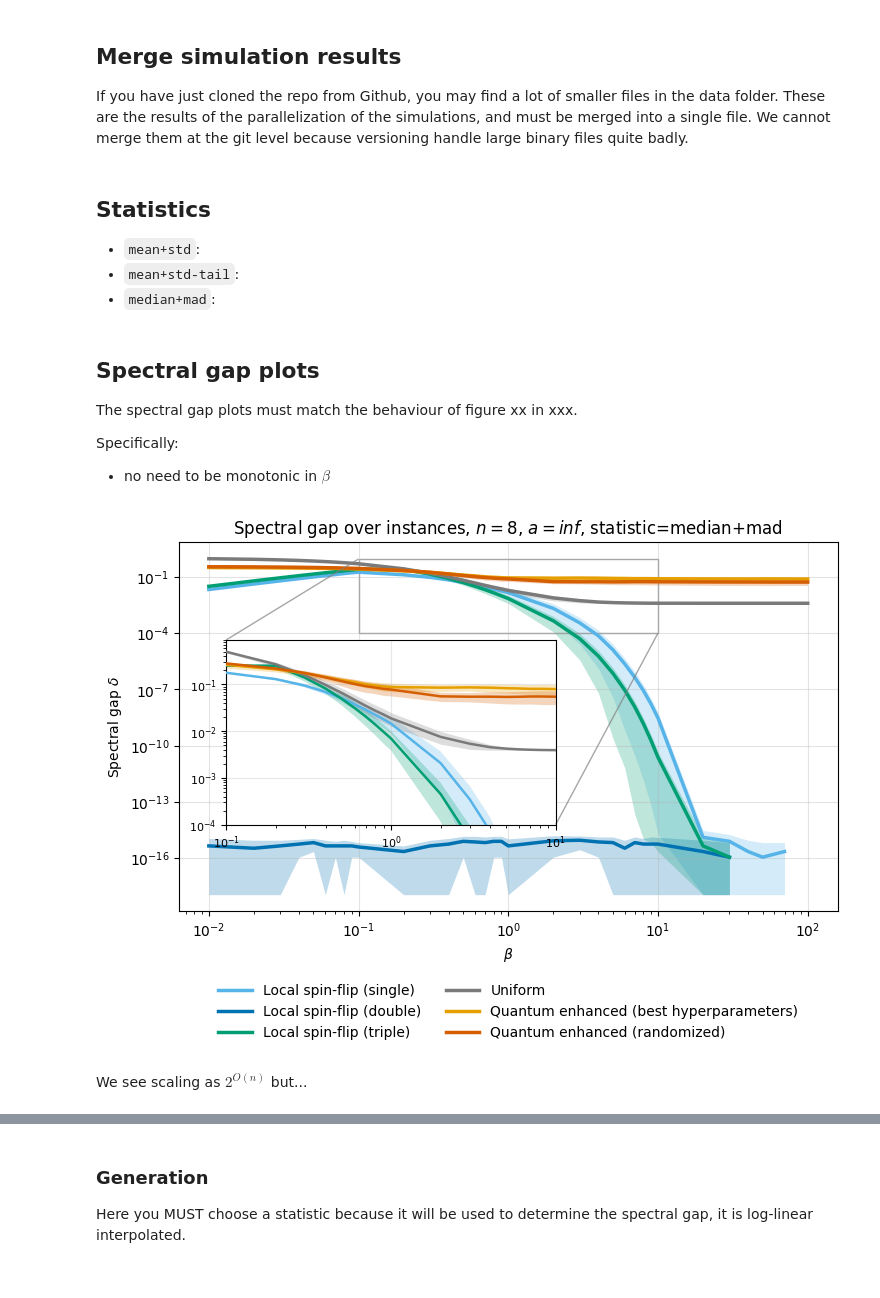
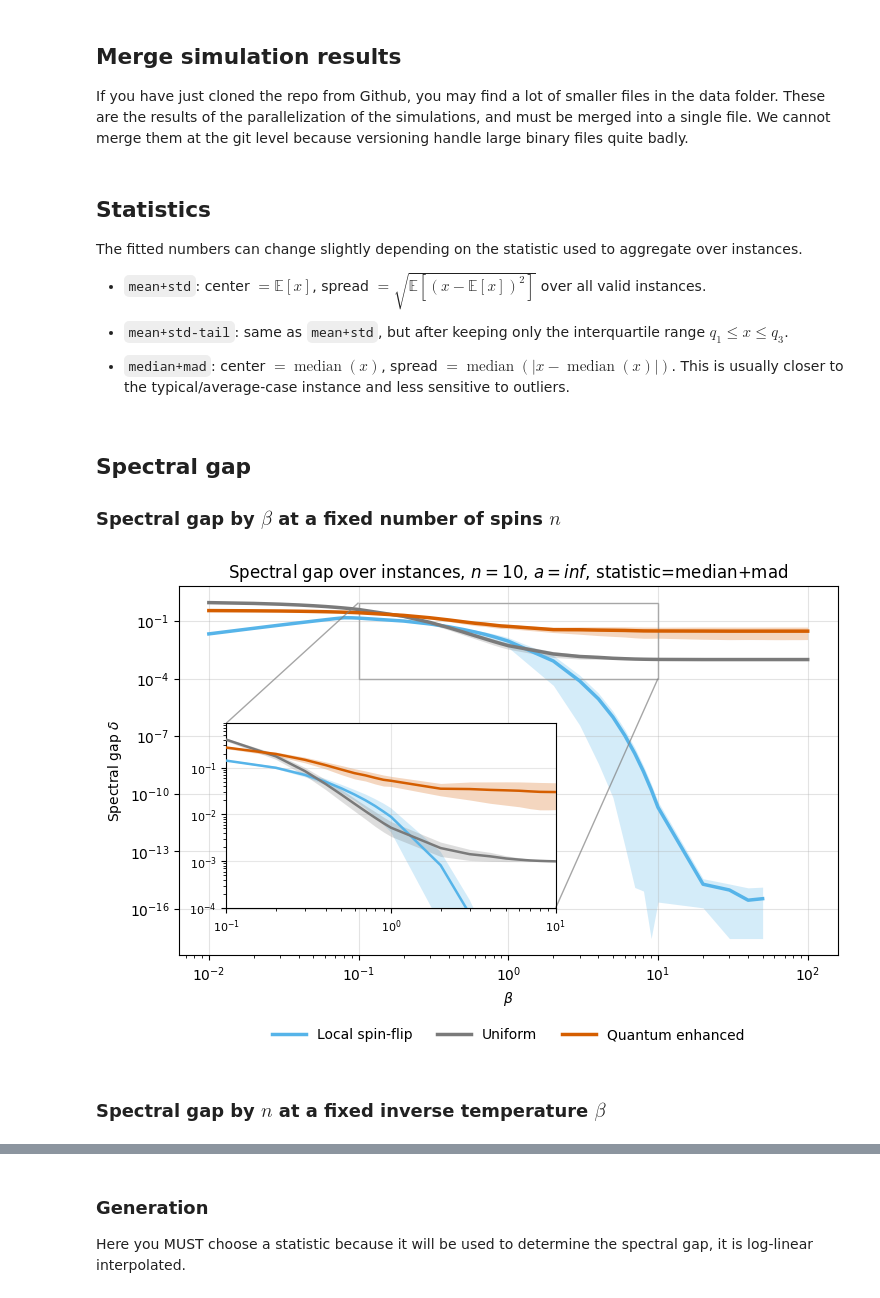
Before and after one commit to incud/pubmonaqa, a Jupyter notebook: notebooks/1_classical_vs_quantum_queries.ipynb, the cells around one changed output, grey strips where cells are left out. Saved outputs shown, nothing was run; the diff lists cells and outputs as text; code cells hidden in the pictures.

```diff
--- a/notebooks/1_classical_vs_quantum_queries.ipynb
+++ b/notebooks/1_classical_vs_quantum_queries.ipynb
@@ -70,27 +70,27 @@ _ = merge_pickle_dataframes([
 # %% [markdown]
 ## Statistics
 
-* `mean+std`:
-* `mean+std-tail`:
-* `median+mad`:
+The fitted numbers can change slightly depending on the statistic used to aggregate over instances.
+
+* `mean+std`: center $=\mathbb{E}[x]$, spread $=\sqrt{\mathbb{E}[(x-\mathbb{E}[x])^2]}$ over all valid instances.
+
+* `mean+std-tail`: same as `mean+std`, but after keeping only the interquartile range $q_1 \le x \le q_3$.
+
+* `median+mad`: center $=\operatorname{median}(x)$, spread $=\operatorname{median}(|x-\operatorname{median}(x)|)$. This is usually closer to the typical/average-case instance and less sensitive to outliers.
 # %% [markdown]
-## Spectral gap plots
+## Spectral gap
 
-The spectral gap plots must match the behaviour of figure xx in xxx.
-
-Specifically:
-* no need to be monotonic in $\beta$
+### Spectral gap by $\beta$ at a fixed number of spins $n$
 # %%
 from monaqa2.data.plot_delta_vs_beta import plot_spectral_gap_vs_beta
 
-n = 8                  # from 3 to 10
-a = np.inf             # either np.inf (MH acceptance) or 1 or 10 (glauber)
+n = 10                   # from 3 to 10
 statistic = "median+mad" # "mean+std", "mean+std-tail", or "median+mad"
-fig, ax = plot_spectral_gap_vs_beta(n=n, a=a, statistic=statistic)
+fig, ax = plot_spectral_gap_vs_beta(n=n, a=np.inf, statistic=statistic)
 # %% [output]
-[figure, old version]
+[figure, new version]
 # %% [markdown]
-We see scaling as $2^{O(n)}$ but...
+### Spectral gap by $n$ at a fixed inverse temperature $\beta$
 # %%
 from monaqa2.data.plot_delta_vs_n import plot_spectral_gap_vs_n
 
```
Also changed, not shown: parts of 19 cells of this notebook, 5 other files.
